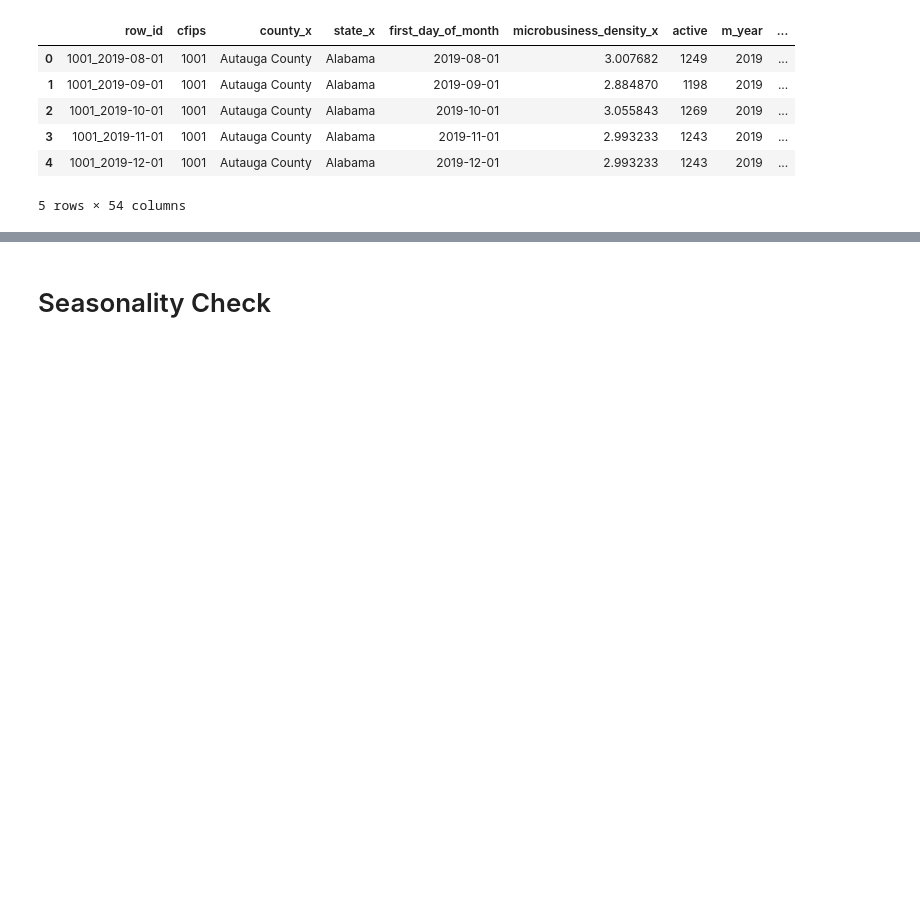
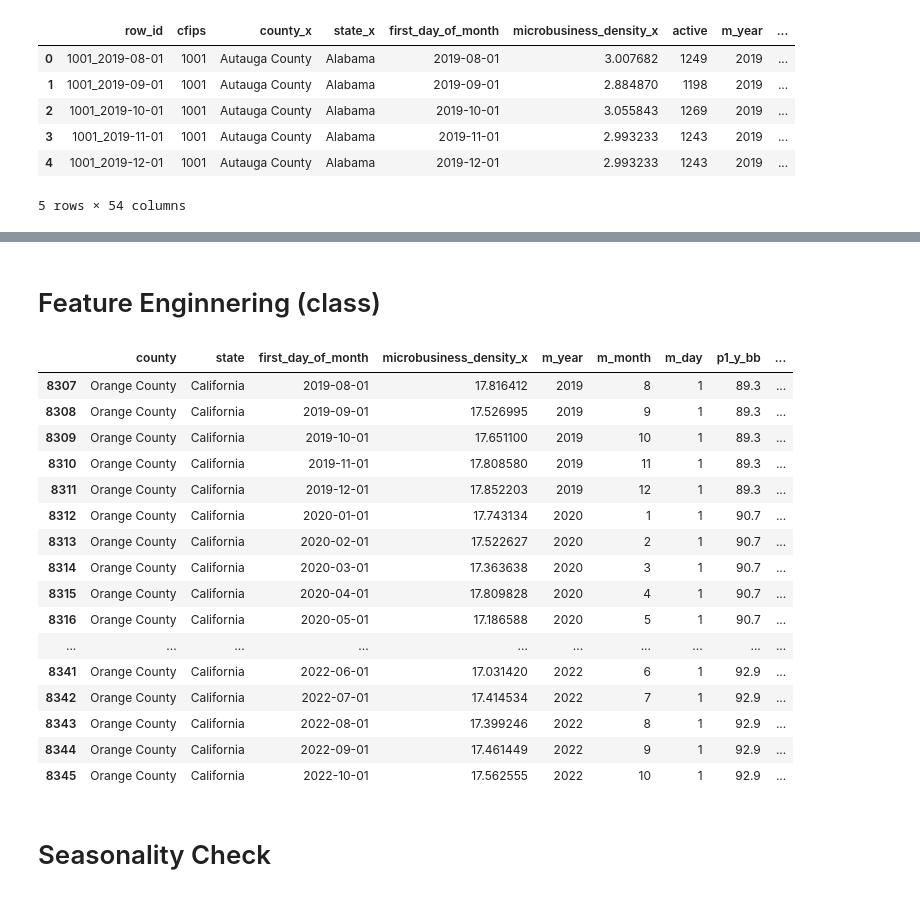
Before and after one commit to Joheun-Kang/microb, a Jupyter notebook: notebook/microb.ipynb, the cells around one changed output, grey strips where cells are left out. Cells and saved outputs as stored; diff of their text form; code cells hidden in the pictures; blank space fills up the shorter version.

```diff
--- a/notebook/microb.ipynb
+++ b/notebook/microb.ipynb
@@ -485,0 +415,2 @@ df_sc
+# %% [markdown]
+# Feature Enginnering (class)
@@ -486,3 +465,24 @@ df_sc
+# %%
+df_sc = test_final_df.get_df_sc('California','Orange County')
+df_sc
+# %% [output]
+|  | county | state | first_day_of_month | microbusiness_density_x | m_year | m_month | m_day | p1_y_bb | ... |
+| 8307 | Orange County | California | 2019-08-01 | 17.816412 | 2019 | 8 | 1 | 89.3 | ... |
+| 8308 | Orange County | California | 2019-09-01 | 17.526995 | 2019 | 9 | 1 | 89.3 | ... |
+| 8309 | Orange County | California | 2019-10-01 | 17.651100 | 2019 | 10 | 1 | 89.3 | ... |
+| 8310 | Orange County | California | 2019-11-01 | 17.808580 | 2019 | 11 | 1 | 89.3 | ... |
+| 8311 | Orange County | California | 2019-12-01 | 17.852203 | 2019 | 12 | 1 | 89.3 | ... |
+| 8312 | Orange County | California | 2020-01-01 | 17.743134 | 2020 | 1 | 1 | 90.7 | ... |
+| 8313 | Orange County | California | 2020-02-01 | 17.522627 | 2020 | 2 | 1 | 90.7 | ... |
+| 8314 | Orange County | California | 2020-03-01 | 17.363638 | 2020 | 3 | 1 | 90.7 | ... |
+| 8315 | Orange County | California | 2020-04-01 | 17.809828 | 2020 | 4 | 1 | 90.7 | ... |
+| 8316 | Orange County | California | 2020-05-01 | 17.186588 | 2020 | 5 | 1 | 90.7 | ... |
+| ... | ... | ... | ... | ... | ... | ... | ... | ... | ... |
+| 8341 | Orange County | California | 2022-06-01 | 17.031420 | 2022 | 6 | 1 | 92.9 | ... |
+| 8342 | Orange County | California | 2022-07-01 | 17.414534 | 2022 | 7 | 1 | 92.9 | ... |
+| 8343 | Orange County | California | 2022-08-01 | 17.399246 | 2022 | 8 | 1 | 92.9 | ... |
+| 8344 | Orange County | California | 2022-09-01 | 17.461449 | 2022 | 9 | 1 | 92.9 | ... |
+| 8345 | Orange County | California | 2022-10-01 | 17.562555 | 2022 | 10 | 1 | 92.9 | ... |
 # %% [markdown]
 # Seasonality Check
 # %%
```
Also changed, not shown: parts of 99 cells of this notebook.
